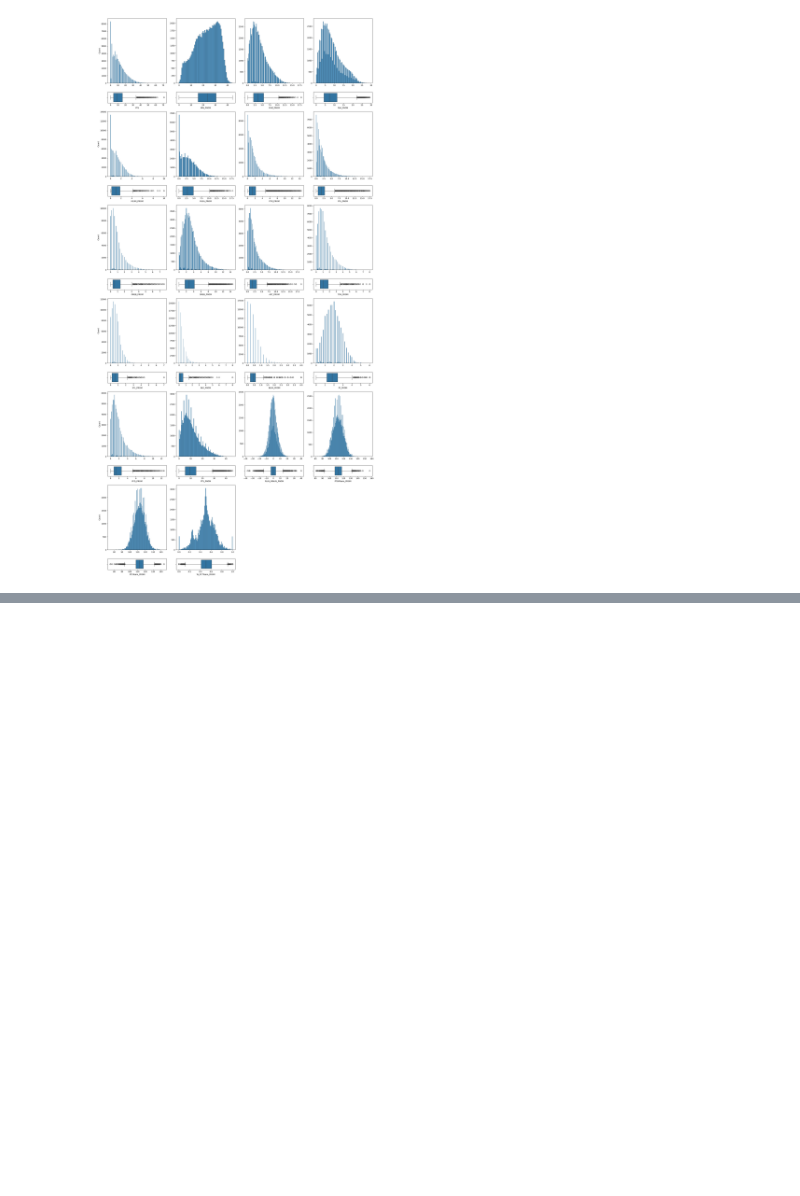
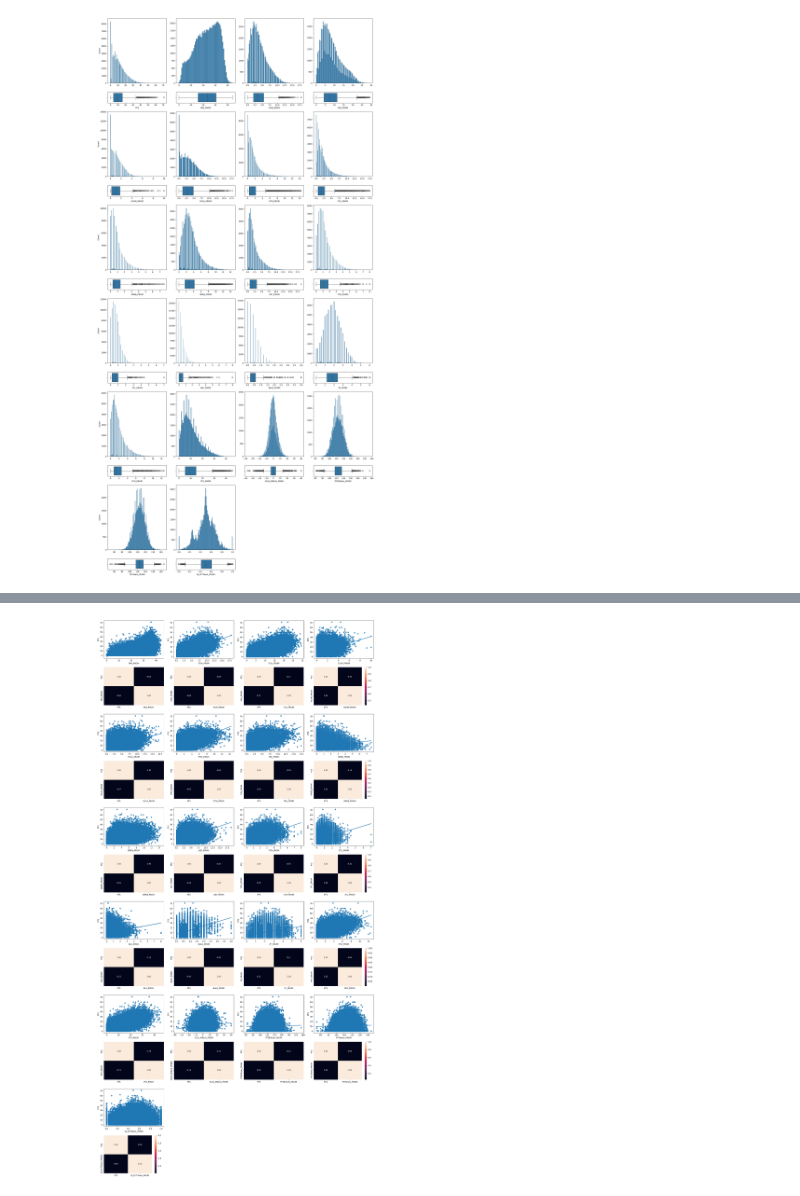
Before and after one commit to sebacent/ProyectoDS, a Jupyter notebook: src/final.ipynb, the cells around one changed output, grey strips where cells are left out. Saved outputs shown, nothing was run; the diff lists cells and outputs as text; code cells hidden in the pictures; blank space fills up the shorter version.

```diff
--- a/src/final.ipynb
+++ b/src/final.ipynb
@@ -863,0 +877,88 @@ plt.show()
+# %%
+fig, axis = plt.subplots(12, 4, figsize = (20, 40))
+
+sns.regplot(ax = axis[0,0], data = players_data, x = 'MIN_PROM', y = 'PTS')
+sns.heatmap(players_data[['PTS', 'MIN_PROM']].corr(), ax = axis[1,0], annot = True, fmt = ".2f", cbar = False)
+
+sns.regplot(ax = axis[0,1], data = players_data, x = 'FGM_PROM', y = 'PTS')
+sns.heatmap(players_data[['PTS', 'FGM_PROM']].corr(), ax = axis[1,1], annot = True, fmt = ".2f", cbar = False)
+
+sns.regplot(ax = axis[0,2], data = players_data, x = 'FGA_PROM', y = 'PTS')
+sns.heatmap(players_data[['PTS', 'FGA_PROM']].corr(), ax = axis[1,2], annot = True, fmt = ".2f", cbar = False)
+
+sns.regplot(ax = axis[0,3], data = players_data, x = 'FG3M_PROM', y = 'PTS')
+sns.heatmap(players_data[['PTS', 'FG3M_PROM']].corr(), ax = axis[1,3], annot = True, fmt = ".2f")
+
+####
+
+sns.regplot(ax = axis[2,0], data = players_data, x = 'FG3A_PROM', y = 'PTS')
+sns.heatmap(players_data[['PTS', 'FG3A_PROM']].corr(), ax = axis[3,0], annot = True, fmt = ".2f", cbar = False)
+
+sns.regplot(ax = axis[2,1], data = players_data, x = 'FTM_PROM', y = 'PTS')
+sns.heatmap(players_data[['PTS', 'FTM_PROM']].corr(), ax = axis[3,1], annot = True, fmt = ".2f", cbar = False)
+
+sns.regplot(ax = axis[2,2], data = players_data, x = 'FTA_PROM', y = 'PTS')
+sns.heatmap(players_data[['PTS', 'FTA_PROM']].corr(), ax = axis[3,2], annot = True, fmt = ".2f", cbar = False)
+
+sns.regplot(ax = axis[2,3], data = players_data, x = 'OREB_PROM', y = 'PTS')
+sns.heatmap(players_data[['PTS', 'OREB_PROM']].corr(), ax = axis[3,3], annot = True, fmt = ".2f")
+
+
+####
+
+sns.regplot(ax = axis[4,0], data = players_data, x = 'DREB_PROM', y = 'PTS')
+sns.heatmap(players_data[['PTS', 'DREB_PROM']].corr(), ax = axis[5,0], annot = True, fmt = ".2f", cbar = False)
+
+sns.regplot(ax = axis[4,1], data = players_data, x = 'AST_PROM', y = 'PTS')
+sns.heatmap(players_data[['PTS', 'AST_PROM']].corr(), ax = axis[5,1], annot = True, fmt = ".2f", cbar = False)
+
+sns.regplot(ax = axis[4,2], data = players_data, x = 'TOV_PROM', y = 'PTS')
+sns.heatmap(players_data[['PTS', 'TOV_PROM']].corr(), ax = axis[5,2], annot = True, fmt = ".2f", cbar = False)
+
+sns.regplot(ax = axis[4,3], data = players_data, x = 'STL_PROM', y = 'PTS')
+sns.heatmap(players_data[['PTS', 'STL_PROM']].corr(), ax = axis[5,3], annot = True, fmt = ".2f")
+
+####
+
+sns.regplot(ax = axis[6,0], data = players_data, x = 'BLK_PROM', y = 'PTS')
+sns.heatmap(players_data[['PTS', 'BLK_PROM']].corr(), ax = axis[7,0], annot = True, fmt = ".2f", cbar = False)
+
+sns.regplot(ax = axis[6,1], data = players_data, x = 'BLKA_PROM', y = 'PTS')
+sns.heatmap(players_data[['PTS', 'BLKA_PROM']].corr(), ax = axis[7,1], annot = True, fmt = ".2f", cbar = False)
+
+sns.regplot(ax = axis[6,2], data = players_data, x = 'PF_PROM', y = 'PTS')
+sns.heatmap(players_data[['PTS', 'PF_PROM']].corr(), ax = axis[7,2], annot = True, fmt = ".2f", cbar = False)
+
+sns.regplot(ax = axis[6,3], data = players_data, x = 'PFD_PROM', y = 'PTS')
+sns.heatmap(players_data[['PTS', 'PFD_PROM']].corr(), ax = axis[7,3], annot = True, fmt = ".2f")
+
+####
+
+sns.regplot(ax = axis[8,0], data = players_data, x = 'PTS_PROM', y = 'PTS')
+sns.heatmap(players_data[['PTS', 'PTS_PROM']].corr(), ax = axis[9,0], annot = True, fmt = ".2f", cbar = False)
+
+sns.regplot(ax = axis[8,1], data = players_data, x = 'PLUS_MINUS_PROM', y = 'PTS')
+sns.heatmap(players_data[['PTS', 'PLUS_MINUS_PROM']].corr(), ax = axis[9,1], annot = True, fmt = ".2f", cbar = False)
+
+sns.regplot(ax = axis[8,2], data = players_data, x = 'PTSRTeam_PROM', y = 'PTS')
+sns.heatmap(players_data[['PTS', 'PTSRTeam_PROM']].corr(), ax = axis[9,2], annot = True, fmt = ".2f", cbar = False)
+
+sns.regplot(ax = axis[8,3], data = players_data, x = 'PTSTeam_PROM', y = 'PTS')
+sns.heatmap(players_data[['PTS', 'PTSTeam_PROM']].corr(), ax = axis[9,3], annot = True, fmt = ".2f")
+
+####
+
+sns.regplot(ax = axis[10,0], data = players_data, x = 'W_PCTTeam_PROM', y = 'PTS')
+sns.heatmap(players_data[['PTS', 'W_PCTTeam_PROM']].corr(), ax = axis[11,0], annot = True, fmt = ".2f")
+
+subplots_remove = [axis[10,1], axis[11,1], axis[10,2], axis[11,2], axis[10,3], axis[11,3]]
+
+for ax in subplots_remove:
+
+    fig.delaxes(ax)
+
+plt.tight_layout()
+
+plt.show()
+# %% [output]
+[figure, added]
```
Also changed, not shown: parts of 13 cells of this notebook.
